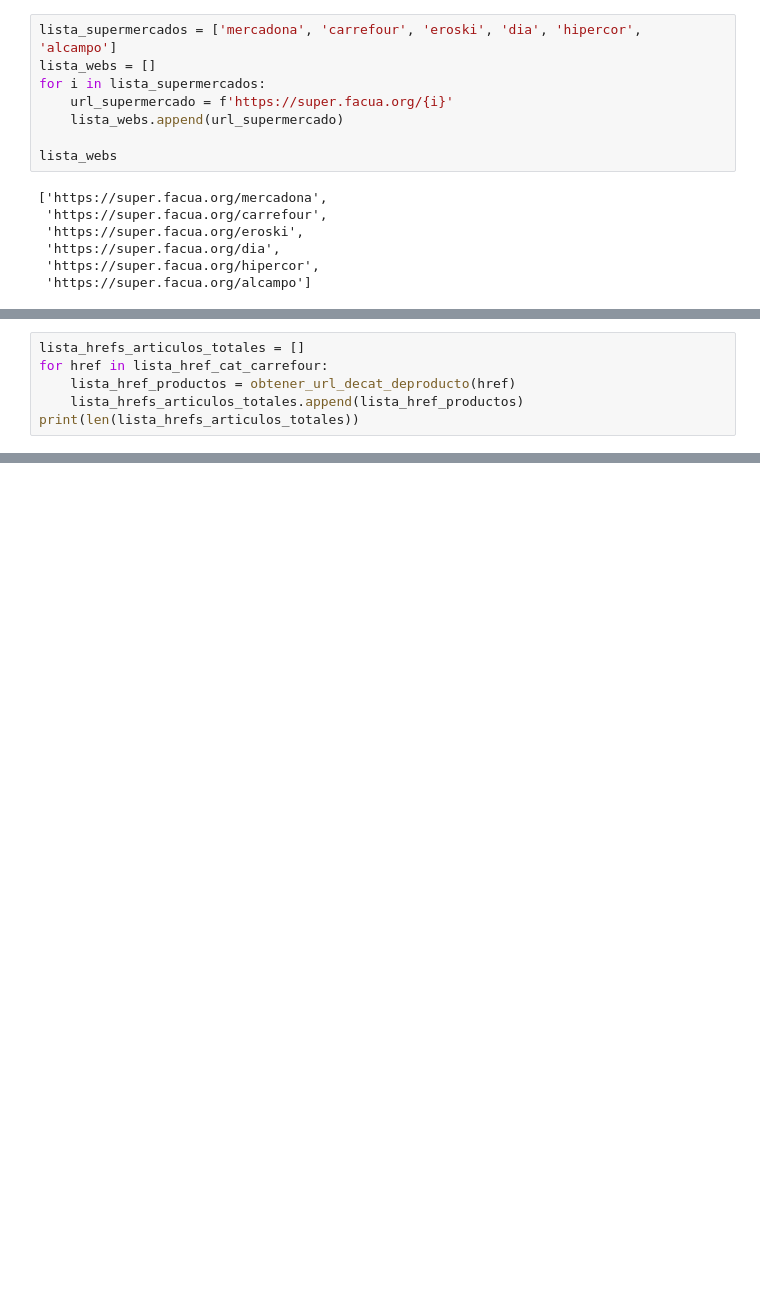
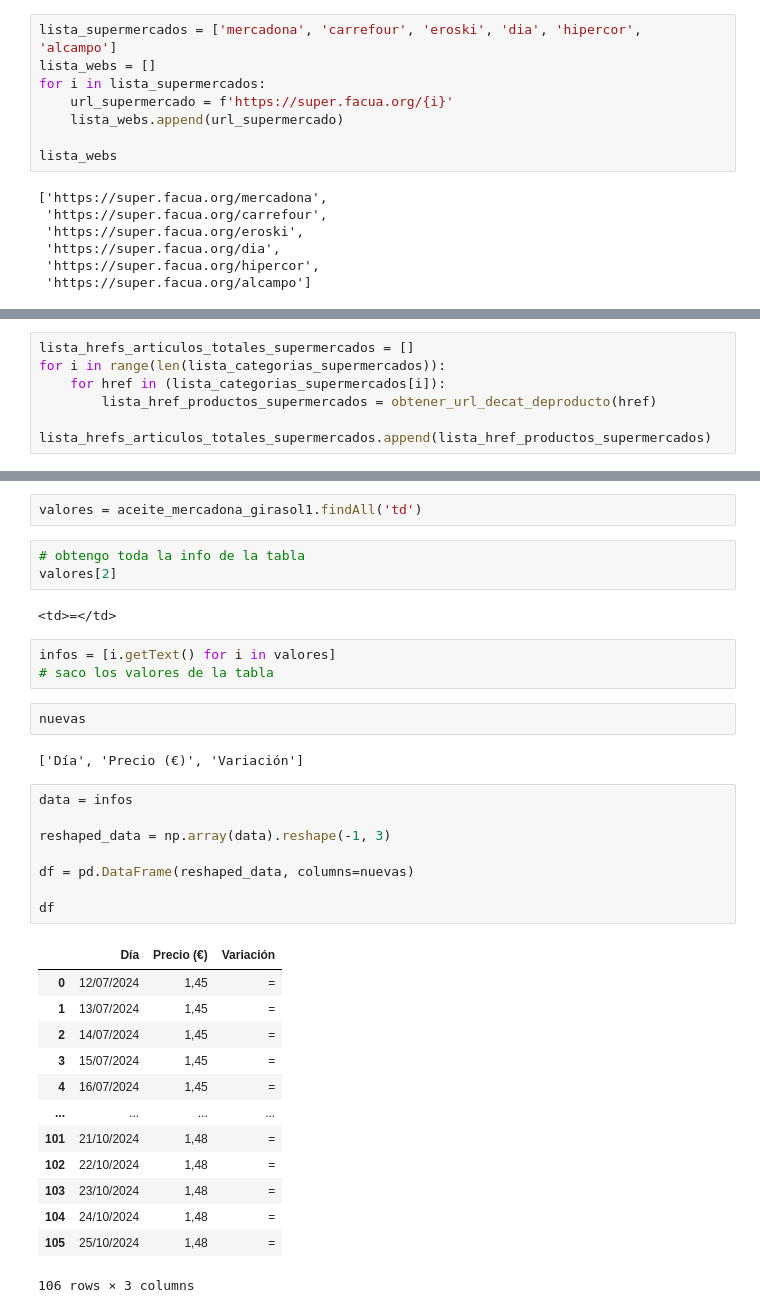
Before and after one commit to ngcarvajall/Proyecto1-AnalisisFacua, a Jupyter notebook: Notebooks/prueba.ipynb, the cells around one changed output, grey strips where cells are left out. Cells and saved outputs as stored; diff of their text form; blank space fills up the shorter version.

```diff
--- a/Notebooks/prueba.ipynb
+++ b/Notebooks/prueba.ipynb
@@ -50,6 +49,0 @@ lista_href_cat_carrefour
-# %%
-lista_hrefs_articulos_totales = []
-for href in lista_href_cat_carrefour:
-    lista_href_productos = obtener_url_decat_deproducto(href)
-    lista_hrefs_articulos_totales.append(lista_href_productos)
-print(len(lista_hrefs_articulos_totales))
@@ -80,0 +82,6 @@ lista_hrefs_articulos_totales
+# %%
+lista_hrefs_articulos_totales_supermercados = []
+for i in range(len(lista_categorias_supermercados)):
+    for href in (lista_categorias_supermercados[i]):
+        lista_href_productos_supermercados = obtener_url_decat_deproducto(href)
+        lista_hrefs_articulos_totales_supermercados.append(lista_href_productos_supermercados)
@@ -80,0 +142,36 @@ lista_hrefs_articulos_totales
+# %%
+valores = aceite_mercadona_girasol1.findAll('td')
+# %%
+# obtengo toda la info de la tabla
+valores[2]
+# %% [output]
+<td>=</td>
+# %%
+infos = [i.getText() for i in valores]
+# saco los valores de la tabla
+# %%
+nuevas
+# %% [output]
+['Día', 'Precio (€)', 'Variación']
+# %%
+data = infos
+
+reshaped_data = np.array(data).reshape(-1, 3)
+
+df = pd.DataFrame(reshaped_data, columns=nuevas)
+
+df
+# %% [output]
+|  | Día | Precio (€) | Variación |
+| 0 | 12/07/2024 | 1,45 | = |
+| 1 | 13/07/2024 | 1,45 | = |
+| 2 | 14/07/2024 | 1,45 | = |
+| 3 | 15/07/2024 | 1,45 | = |
+| 4 | 16/07/2024 | 1,45 | = |
+| ... | ... | ... | ... |
+| 101 | 21/10/2024 | 1,48 | = |
+| 102 | 22/10/2024 | 1,48 | = |
+| 103 | 23/10/2024 | 1,48 | = |
+| 104 | 24/10/2024 | 1,48 | = |
+| 105 | 25/10/2024 | 1,48 | = |
+106 rows × 3 columns
```
Also changed, not shown: parts of 10 cells of this notebook.
